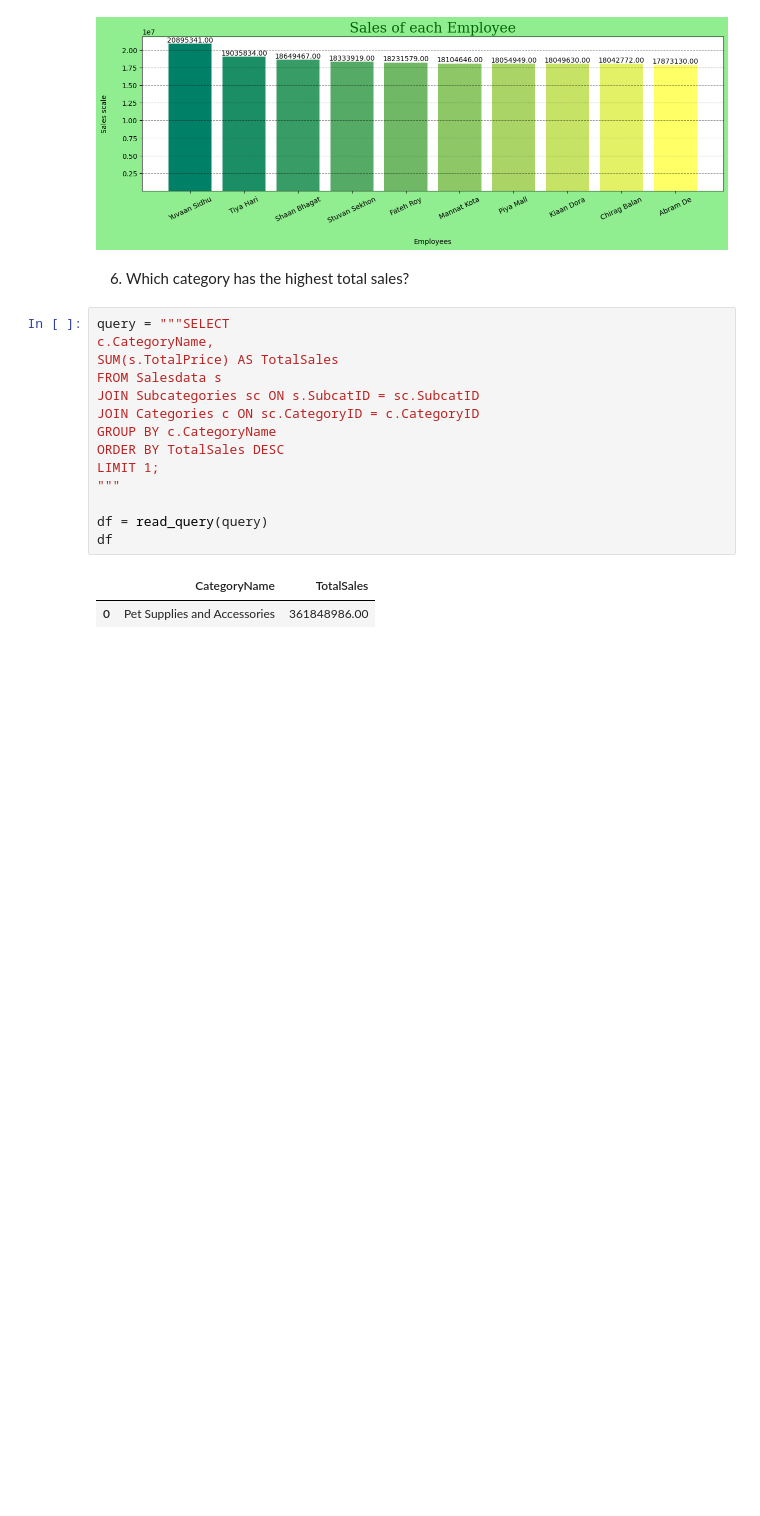
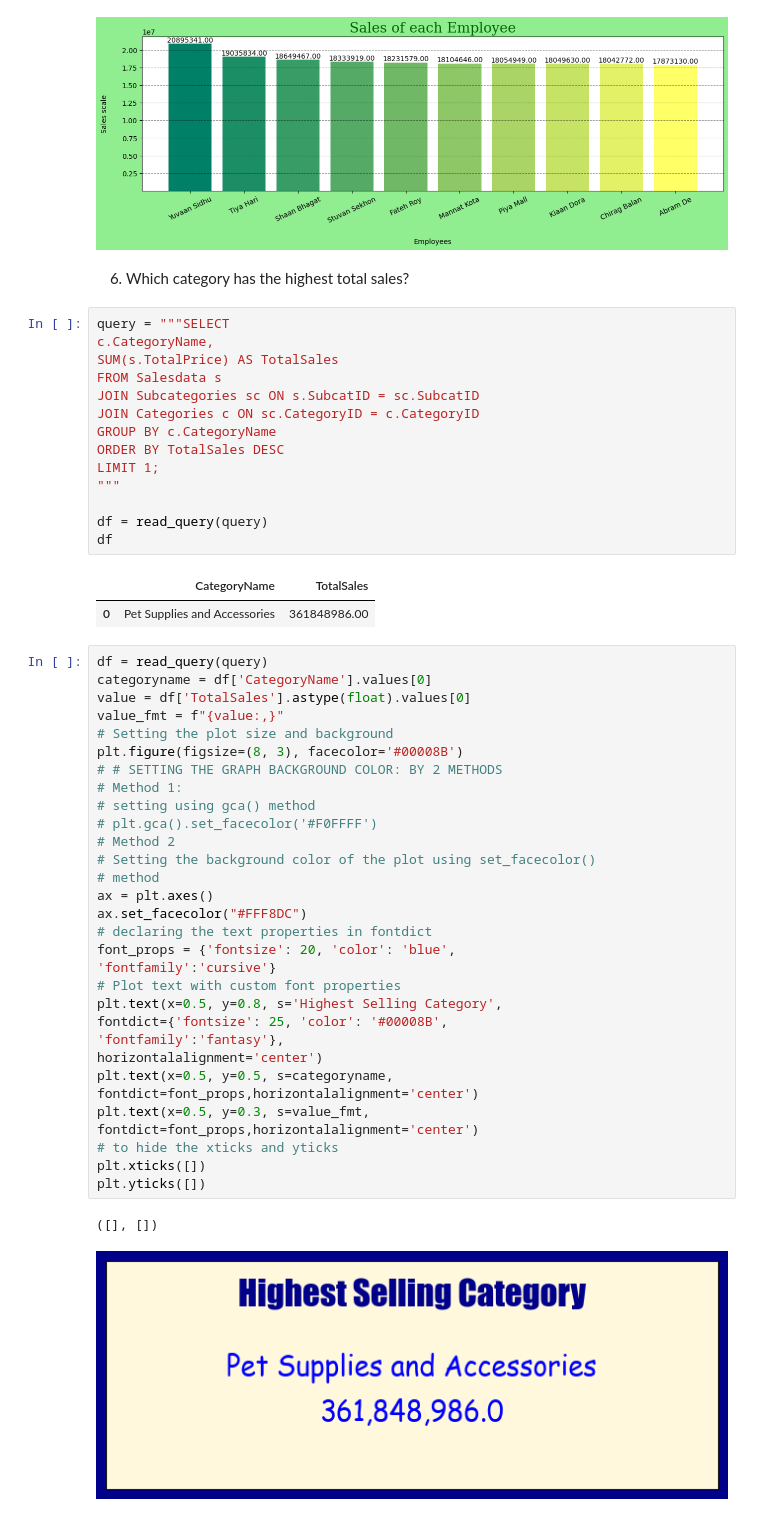
Before and after one commit to MonikaHussain/ecommerce_analysis, a Jupyter notebook: swiftmarket.ipynb, the cells around one changed output. Cells and saved outputs as stored; diff of their text form; blank space fills up the shorter version.

```diff
--- a/swiftmarket.ipynb
+++ b/swiftmarket.ipynb
@@ -533,3 +533,37 @@ df
 # %% [output]
 |  | CategoryName | TotalSales |
 | 0 | Pet Supplies and Accessories | 361848986.00 |
+# %%
+df = read_query(query)
+categoryname = df['CategoryName'].values[0]
+value = df['TotalSales'].astype(float).values[0]
+value_fmt = f"{value:,}"
+# Setting the plot size and background
+plt.figure(figsize=(8, 3), facecolor='#00008B')
+# # SETTING THE GRAPH BACKGROUND COLOR: BY 2 METHODS
+# Method 1:
+# setting using gca() method
+# plt.gca().set_facecolor('#F0FFFF')
+# Method 2
+# Setting the background color of the plot using set_facecolor()
+# method
+ax = plt.axes()
+ax.set_facecolor("#FFF8DC")
+# declaring the text properties in fontdict
+font_props = {'fontsize': 20, 'color': 'blue',
+'fontfamily':'cursive'}
+# Plot text with custom font properties
+plt.text(x=0.5, y=0.8, s='Highest Selling Category',
+fontdict={'fontsize': 25, 'color': '#00008B',
+'fontfamily':'fantasy'},
+horizontalalignment='center')
+plt.text(x=0.5, y=0.5, s=categoryname,
+fontdict=font_props,horizontalalignment='center')
+plt.text(x=0.5, y=0.3, s=value_fmt,
+fontdict=font_props,horizontalalignment='center')
+# to hide the xticks and yticks
+plt.xticks([])
+plt.yticks([])
+# %% [output]
+([], [])
+[figure, added]
```
Also changed, not shown: parts of 16 cells of this notebook.
